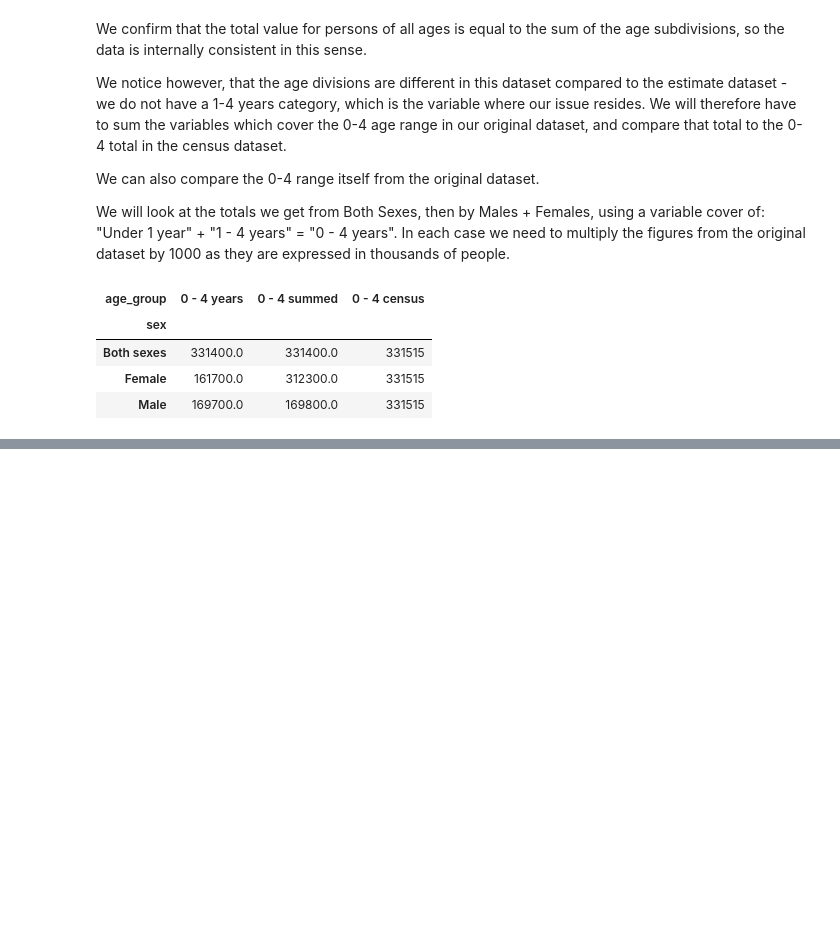
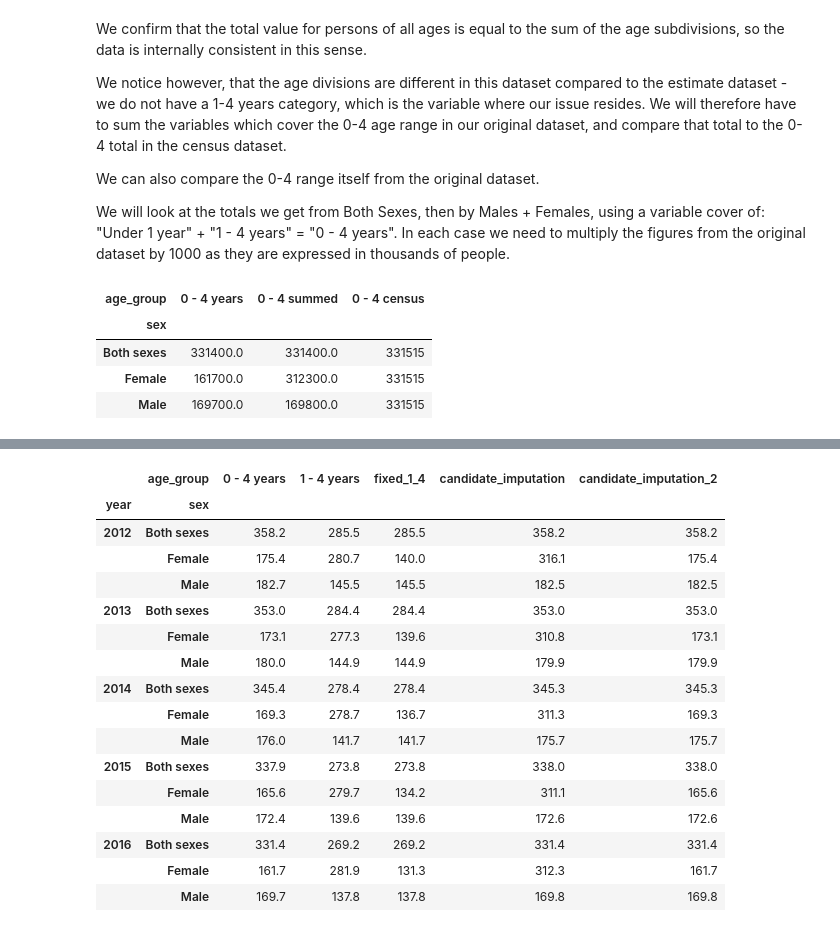
Before and after one commit to step-hen-burke/ca1, a Jupyter notebook: 00_initial_exploration.ipynb, the cells around one changed output, grey strips where cells are left out. Cells and saved outputs as stored; diff of their text form; code cells hidden in the pictures; blank space fills up the shorter version.

Commit message:
Finish imputation on population estimates

```diff
--- a/00_initial_exploration.ipynb
+++ b/00_initial_exploration.ipynb
@@ -217,0 +232,30 @@ We can see that the Both Sexes figures for both the 0-4 years and our 0-4 summed
+# %%
+def impute_missing_1_4_yos(row):
+    if row.name[1] == 'Female' and  2012 <= row.name[0] <= 2016:
+        return row['0 - 4 years'] - row['Under 1 year']
+    else:
+        return row['1 - 4 years']
+
+pivoted_population_df['fixed_1_4'] = pivoted_population_df.apply(impute_missing_1_4_yos, axis=1)
+pivoted_population_df['candidate_imputation_2'] = pivoted_population_df['Under 1 year'] + pivoted_population_df['fixed_1_4']
+pivoted_population_df[['0 - 4 years', '1 - 4 years', 'fixed_1_4', 'candidate_imputation', 'candidate_imputation_2']]\
+    [(pivoted_population_df.index.get_level_values('year') >= 2012) &
+    (pivoted_population_df.index.get_level_values('year') <= 2016)]
+# %% [output]
+|  | age_group | 0 - 4 years | 1 - 4 years | fixed_1_4 | candidate_imputation | candidate_imputation_2 |
+| year | sex |  |  |  |  |  |
+| 2012 | Both sexes | 358.2 | 285.5 | 285.5 | 358.2 | 358.2 |
+|  | Female | 175.4 | 280.7 | 140.0 | 316.1 | 175.4 |
+|  | Male | 182.7 | 145.5 | 145.5 | 182.5 | 182.5 |
+| 2013 | Both sexes | 353.0 | 284.4 | 284.4 | 353.0 | 353.0 |
+|  | Female | 173.1 | 277.3 | 139.6 | 310.8 | 173.1 |
+|  | Male | 180.0 | 144.9 | 144.9 | 179.9 | 179.9 |
+| 2014 | Both sexes | 345.4 | 278.4 | 278.4 | 345.3 | 345.3 |
+|  | Female | 169.3 | 278.7 | 136.7 | 311.3 | 169.3 |
+|  | Male | 176.0 | 141.7 | 141.7 | 175.7 | 175.7 |
+| 2015 | Both sexes | 337.9 | 273.8 | 273.8 | 338.0 | 338.0 |
+|  | Female | 165.6 | 279.7 | 134.2 | 311.1 | 165.6 |
+|  | Male | 172.4 | 139.6 | 139.6 | 172.6 | 172.6 |
+| 2016 | Both sexes | 331.4 | 269.2 | 269.2 | 331.4 | 331.4 |
+|  | Female | 161.7 | 281.9 | 131.3 | 312.3 | 161.7 |
+|  | Male | 169.7 | 137.8 | 137.8 | 169.8 | 169.8 |
```
Also changed, not shown: parts of 11 cells of this notebook.
